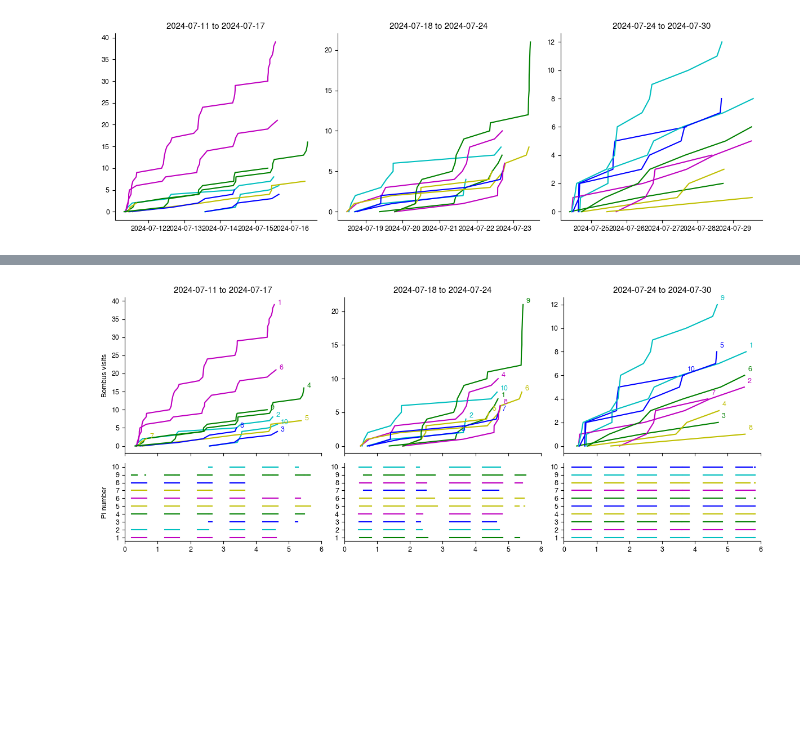
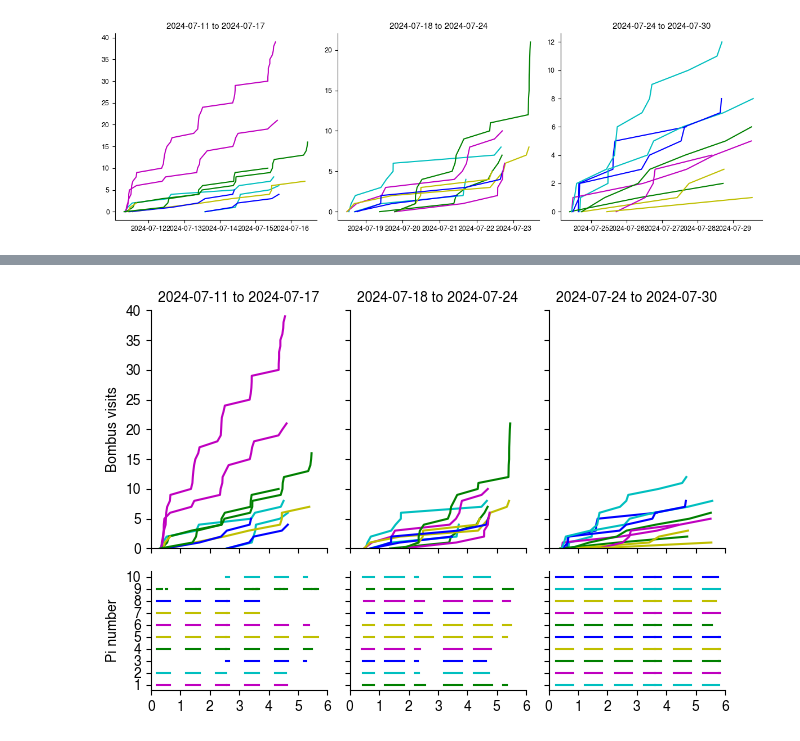
Before and after one commit to mparkergetz/bee_cam_data_processing, a Jupyter notebook: nb2_cumulative_img_counts.ipynb, the cells around one changed output, grey strips where cells are left out. Saved outputs shown, nothing was run; the diff lists cells and outputs as text; code cells hidden in the pictures; blank space fills up the shorter version.

Commit message:
clean intervals, new plots

```diff
--- a/nb2_cumulative_img_counts.ipynb
+++ b/nb2_cumulative_img_counts.ipynb
@@ -102,6 +110,8 @@ new_rows = [
 visit_durations = add_rows(visit_durations, new_rows)
 # %%
 cumulative_visits = visit_durations.groupby(['pi_color', 'visit_start']).size().groupby(level=0).cumsum().reset_index(name='cumulative_count')
+cumulative_color_visits = visit_durations.groupby(['color', 'visit_start']).size().groupby(level=0).cumsum().reset_index(name='cumulative_count')
+
 
 visit_duration_distribution = visit_durations['duration']
 # %%
@@ -146,3 +156,6 @@ periods = [('2024-07-11', '2024-07-17'),
            ('2024-07-24', '2024-07-30')
            ]
 periods = [(pd.to_datetime(start), pd.to_datetime(end)) for start, end in periods]
+
+clover_start  = pd.to_datetime('2024-07-11')
+clover_end = pd.to_datetime('2024-07-30')
@@ -222,6 +266,10 @@ plt.tight_layout()
 
 
 # plt.tight_layout()
+# %%
+treatment_times = pd.read_csv('csvs/treatment_times_fixed.csv', index_col=False)
+treatment_times['datetime'] = pd.to_datetime(treatment_times['datetime'], format= "%Y-%m-%d %H:%M:%S")
+treatment_times['date'] = pd.to_datetime(treatment_times['date'], format= "%Y-%m-%d")
 # %%
-# treatment_times['pi_color'] = treatment_times['pi'].astype(str) + '_' + treatment_times['color']
-# treatment_times = treatment_times.sort_values('datetime')
+treatment_times['pi_color'] = treatment_times['pi'].astype(str) + '_' + treatment_times['color']
+treatment_times = treatment_times.sort_values('datetime')
@@ -321,5 +457,5 @@ plt.tight_layout()
 # %%
-fig, axes = plt.subplots(2, 3, figsize=(12, 5), gridspec_kw={'height_ratios': [2, 1]}, sharex=True)
+fig, axes = plt.subplots(2, 3, figsize=(6.5, 4.5), gridspec_kw={'height_ratios': [2, 1]}, sharex=True)
 
 num_periods = len(periods)
 
@@ -344,47 +480,56 @@ for idx, (start, end) in enumerate(periods):
 
         ax.plot(group['visit_start_days'], group['adjusted_cumulative_count'], label=key, color=line_color)
 
-        ax.text(
-            group['visit_start_days'].iloc[-1] + 0.1,
-            group['adjusted_cumulative_count'].iloc[-1] + 0.5,
-            f'{pi_key}',
-            color=line_color,
-            fontsize=9,
-            verticalalignment='center'
-        )
+        # ax.text(
+        #     group['visit_start_days'].iloc[-1] + 0.1,
+        #     group['adjusted_cumulative_count'].iloc[-1] + 0.5,
+        #     f'{pi_key}',
+        #     color=line_color,
+        #     fontsize=9,
+        #     verticalalignment='center'
+        # )
 
     ax.spines['top'].set_visible(False)
     ax.spines['right'].set_visible(False)
-    ax.set_title(f'{start.date()} to {end.date()}')
+    ax.set_title(f'{start.date()} to {end.date()}', fontsize=10)
     ax.set_xticks(range(7))
     ax.set_xticklabels([])
     ax.set_xlim(0, 6)
+    ax.set_ylim(0, 40)
+    ax.set_yticks(range(0,45,5))
+    ax.set_yticklabels(range(0,45,5), fontsize=10)
 
     if idx == 0:
-        ax.set_ylabel('Bombus visits')
+        ax.set_ylabel('Bombus visits', fontsize=10)
+    if idx != 0:
+        ax.set_yticklabels([])
 
 for idx, (start, end) in enumerate(periods):
     ax = axes[1, idx]
 
     period_subset = cam_ints[
         cam_ints['interval'].apply(lambda x: start <= x.left and x.right <= end)
     ]
 
     for _, row in period_subset.iterrows():
         ax.plot([(row['interval'].left - start).total_seconds() / (24 * 3600),
                  (row['interval'].right - start).total_seconds() / (24 * 3600)],
                 [row['pi'], row['pi']], color=color_map[row['color']])
 
     ax.set_xticks(range(7))
-    ax.set_xticklabels(range(7))
+    ax.set_xticklabels(range(7), fontsize=10)
     ax.set_yticks(combined_df['pi'].unique())
-    ax.set_yticklabels(combined_df['pi'].unique())
+    ax.set_yticklabels(combined_df['pi'].unique(), fontsize=10)
+    if idx != 0:
+        ax.set_yticklabels([])
     ax.set_xlim(0, 6)
 
     if idx == 0:
-        ax.set_ylabel('Pi number')
+        ax.set_ylabel('Pi number', fontsize=10)
 
 plt.tight_layout()
-plt.show()
+# plt.show()
+
+# plt.savefig('figs/cumulative_bombus_linear_pitimes.png', format='png', dpi=300)
 # %% [output]
-[figure, old version]
+[figure, new version]
```
Also changed, not shown: parts of 7 cells of this notebook, 1 other file.
